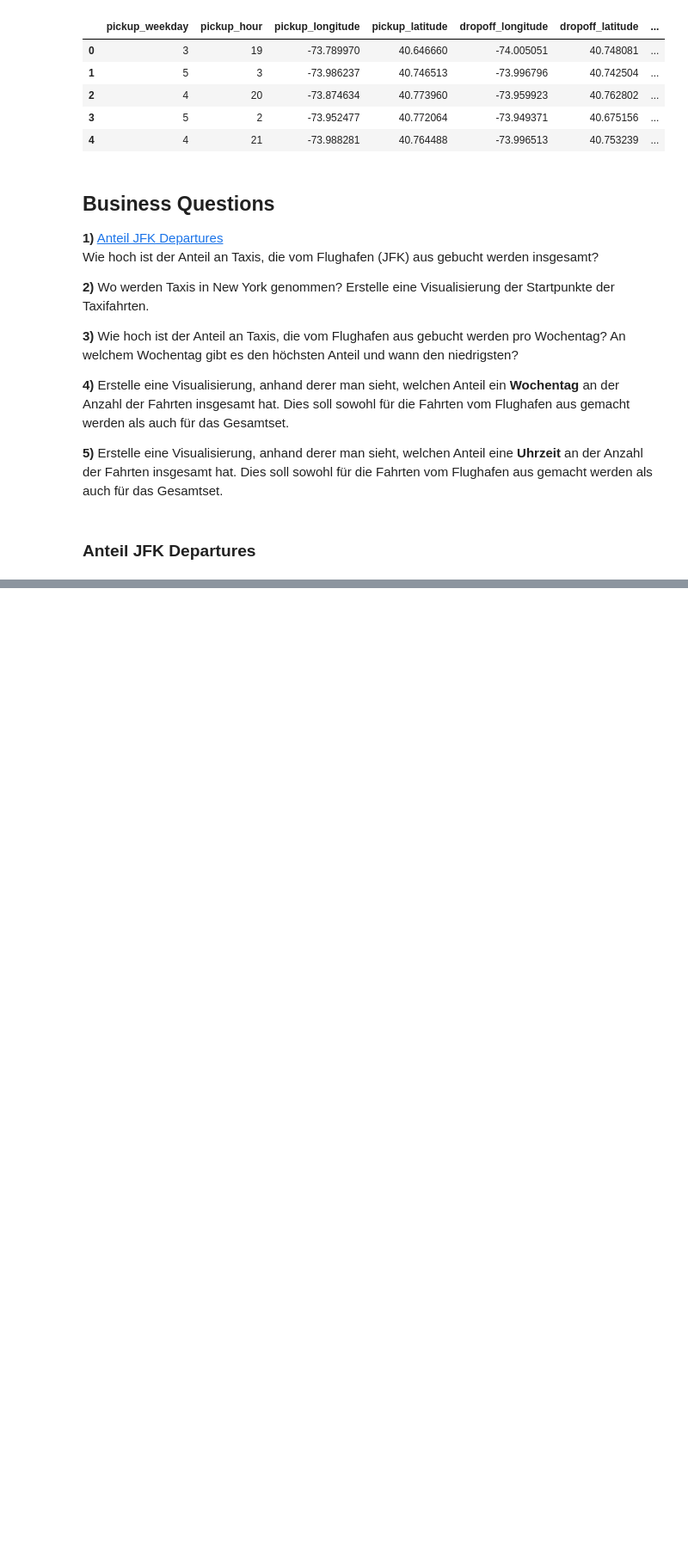
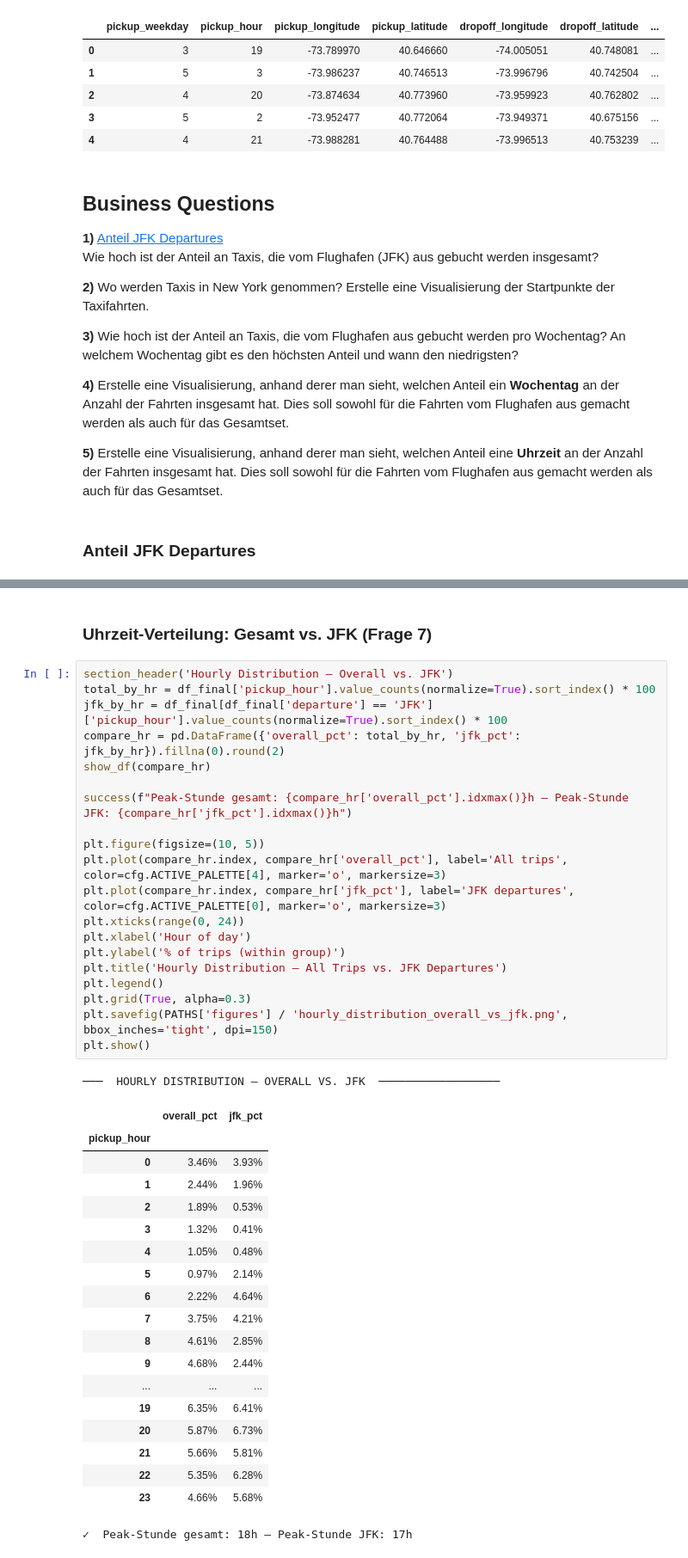
Before and after one commit to kaywiegand/nyc-taxi-routes, a Jupyter notebook: notebooks/03_analysis.ipynb, the cells around one changed output, grey strips where cells are left out. Shown at 86% size. Cells and saved outputs as stored; diff of their text form; blank space fills up the shorter version.

```diff
--- a/notebooks/03_analysis.ipynb
+++ b/notebooks/03_analysis.ipynb
@@ -117,0 +189,43 @@ Aus der Aufgabenstellung (`docs/infos.md`) noch offen:
+# %% [markdown]
+### Uhrzeit-Verteilung: Gesamt vs. JFK (Frage 7)
+# %%
+section_header('Hourly Distribution — Overall vs. JFK')
+total_by_hr = df_final['pickup_hour'].value_counts(normalize=True).sort_index() * 100
+jfk_by_hr = df_final[df_final['departure'] == 'JFK']['pickup_hour'].value_counts(normalize=True).sort_index() * 100
+compare_hr = pd.DataFrame({'overall_pct': total_by_hr, 'jfk_pct': jfk_by_hr}).fillna(0).round(2)
+show_df(compare_hr)
+
+success(f"Peak-Stunde gesamt: {compare_hr['overall_pct'].idxmax()}h — Peak-Stunde JFK: {compare_hr['jfk_pct'].idxmax()}h")
+
+plt.figure(figsize=(10, 5))
+plt.plot(compare_hr.index, compare_hr['overall_pct'], label='All trips', color=cfg.ACTIVE_PALETTE[4], marker='o', markersize=3)
+plt.plot(compare_hr.index, compare_hr['jfk_pct'], label='JFK departures', color=cfg.ACTIVE_PALETTE[0], marker='o', markersize=3)
+plt.xticks(range(0, 24))
+plt.xlabel('Hour of day')
+plt.ylabel('% of trips (within group)')
+plt.title('Hourly Distribution — All Trips vs. JFK Departures')
+plt.legend()
+plt.grid(True, alpha=0.3)
+plt.savefig(PATHS['figures'] / 'hourly_distribution_overall_vs_jfk.png', bbox_inches='tight', dpi=150)
+plt.show()
+# %% [output]
+───  HOURLY DISTRIBUTION — OVERALL VS. JFK  ──────────────────
+|  | overall_pct | jfk_pct |
+| pickup_hour |  |  |
+| 0 | 3.46% | 3.93% |
+| 1 | 2.44% | 1.96% |
+| 2 | 1.89% | 0.53% |
+| 3 | 1.32% | 0.41% |
+| 4 | 1.05% | 0.48% |
+| 5 | 0.97% | 2.14% |
+| 6 | 2.22% | 4.64% |
+| 7 | 3.75% | 4.21% |
+| 8 | 4.61% | 2.85% |
+| 9 | 4.68% | 2.44% |
+| ... | ... | ... |
+| 19 | 6.35% | 6.41% |
+| 20 | 5.87% | 6.73% |
+| 21 | 5.66% | 5.81% |
+| 22 | 5.35% | 6.28% |
+| 23 | 4.66% | 5.68% |
+✓  Peak-Stunde gesamt: 18h — Peak-Stunde JFK: 17h
```
Also changed, not shown: parts of 10 cells of this notebook, 10 other files.
